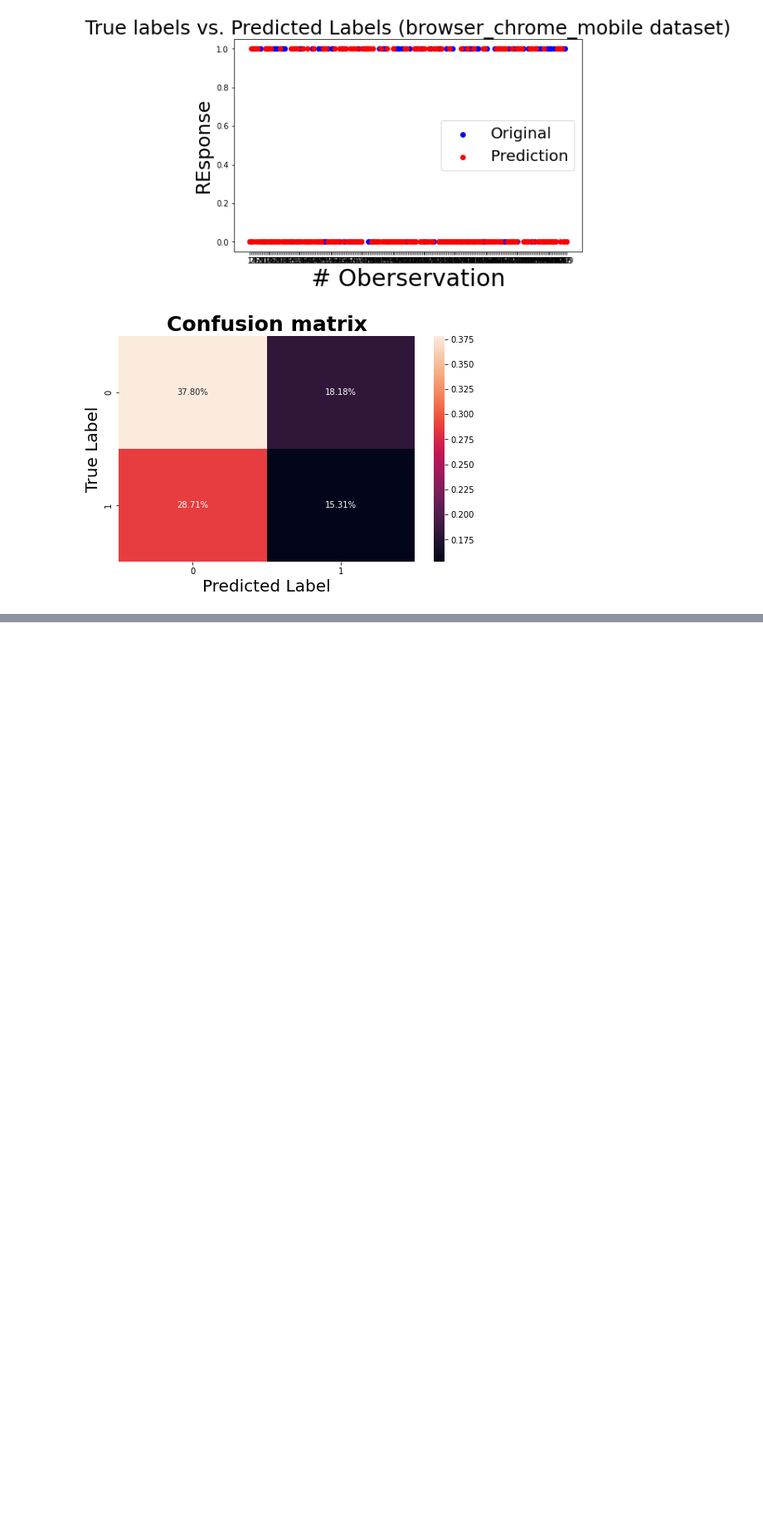
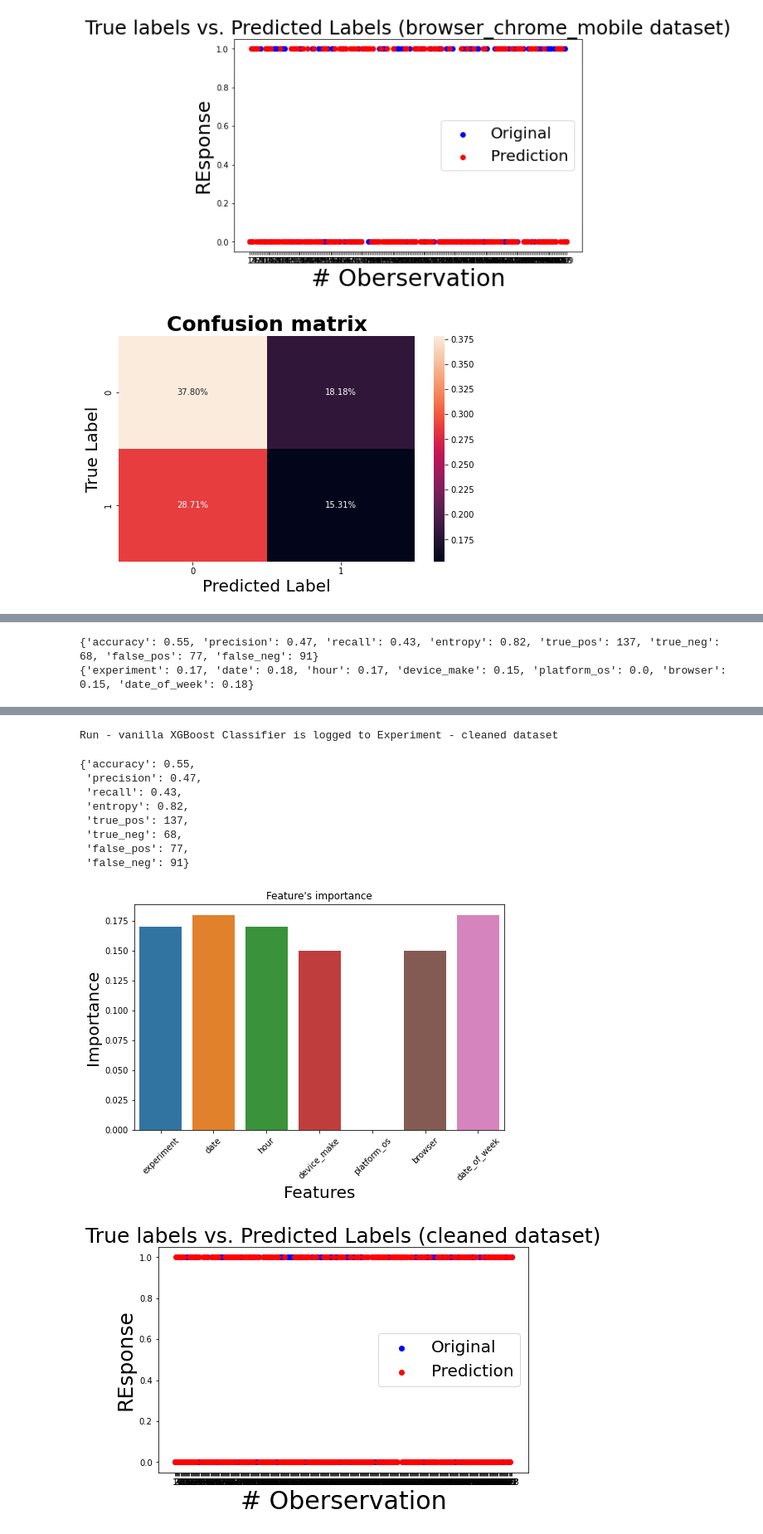
Before and after one commit to 10AcademyAbtestingProject/smartAd-abtesting, a Jupyter notebook: Notebooks/modeling.ipynb, the cells around one changed output, grey strips where cells are left out. Shown: that part at 83% size. Cells and saved outputs as stored; diff of their text form; code cells hidden in the pictures; blank space fills up the shorter version.

Commit message:
Add xgboost models

```diff
--- a/Notebooks/modeling.ipynb
+++ b/Notebooks/modeling.ipynb
@@ -188,0 +196,5 @@ Run - vanilla random forest is logged to Experiment - browser_chrome_mobile data
+# %%
+df = dvc_get_data(path='Data/cleaned_data.csv',
+                version='v1')
+df = df.drop(columns=['Unnamed: 0'])
+df.info()
@@ -188,0 +220,9 @@ Run - vanilla random forest is logged to Experiment - browser_chrome_mobile data
+# %%
+mlflow.end_run()
+model = XGBClassifier()
+run_train_pipeline(model, x, y,
+                experiment_name='cleaned dataset',
+                run_name='vanilla XGBoost Classifier')
+# %% [output]
+{'accuracy': 0.55, 'precision': 0.47, 'recall': 0.43, 'entropy': 0.82, 'true_pos': 137, 'true_neg': 68, 'false_pos': 77, 'false_neg': 91}
+{'experiment': 0.17, 'date': 0.18, 'hour': 0.17, 'device_make': 0.15, 'platform_os': 0.0, 'browser': 0.15, 'date_of_week': 0.18}
@@ -188,0 +232,11 @@ Run - vanilla random forest is logged to Experiment - browser_chrome_mobile data
+Run - vanilla XGBoost Classifier is logged to Experiment - cleaned dataset
+{'accuracy': 0.55,
+ 'precision': 0.47,
+ 'recall': 0.43,
+ 'entropy': 0.82,
+ 'true_pos': 137,
+ 'true_neg': 68,
+ 'false_pos': 77,
+ 'false_neg': 91}
+[figure, added]
+[figure, added]
```
Also changed, not shown: parts of 10 cells of this notebook.
